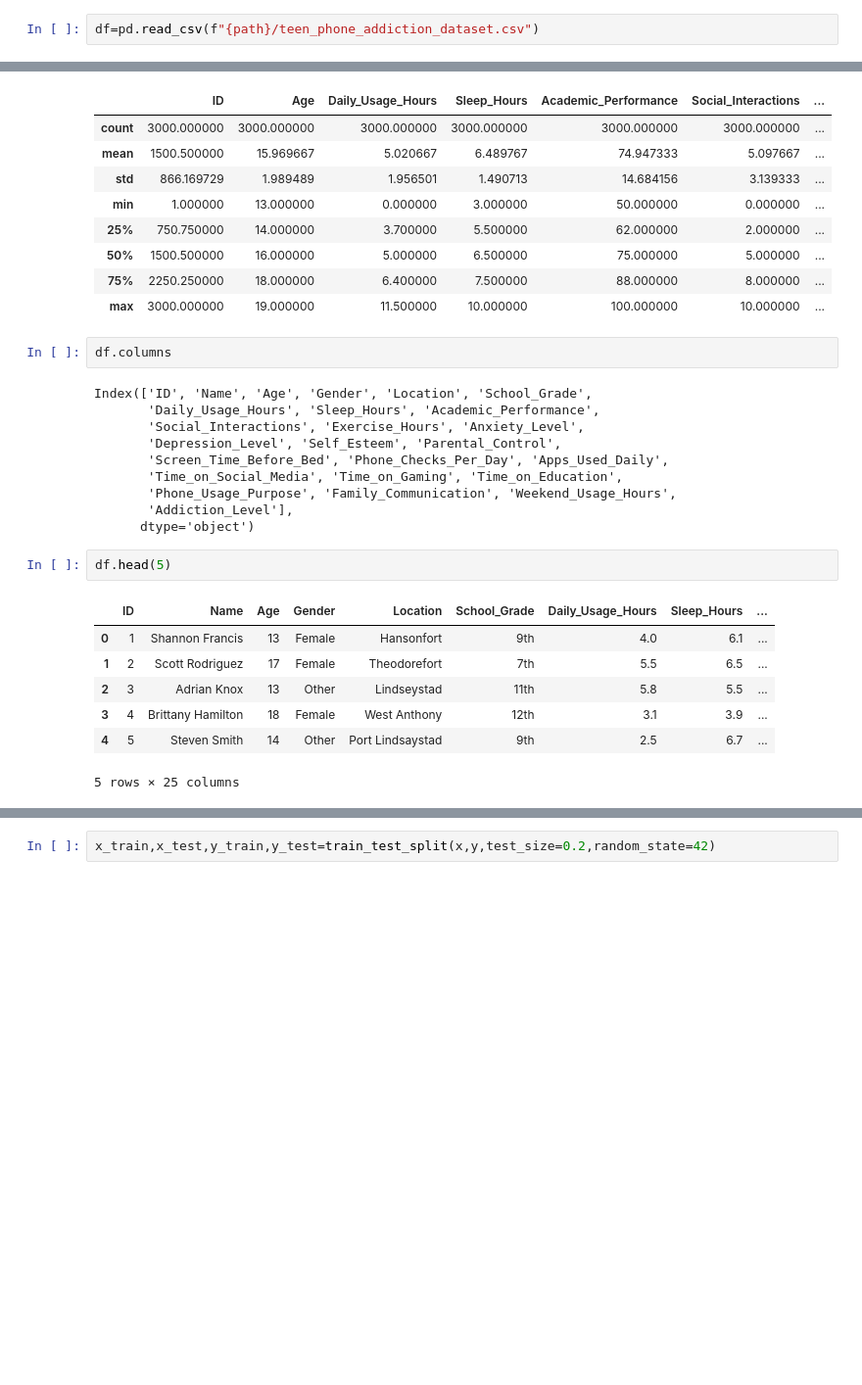
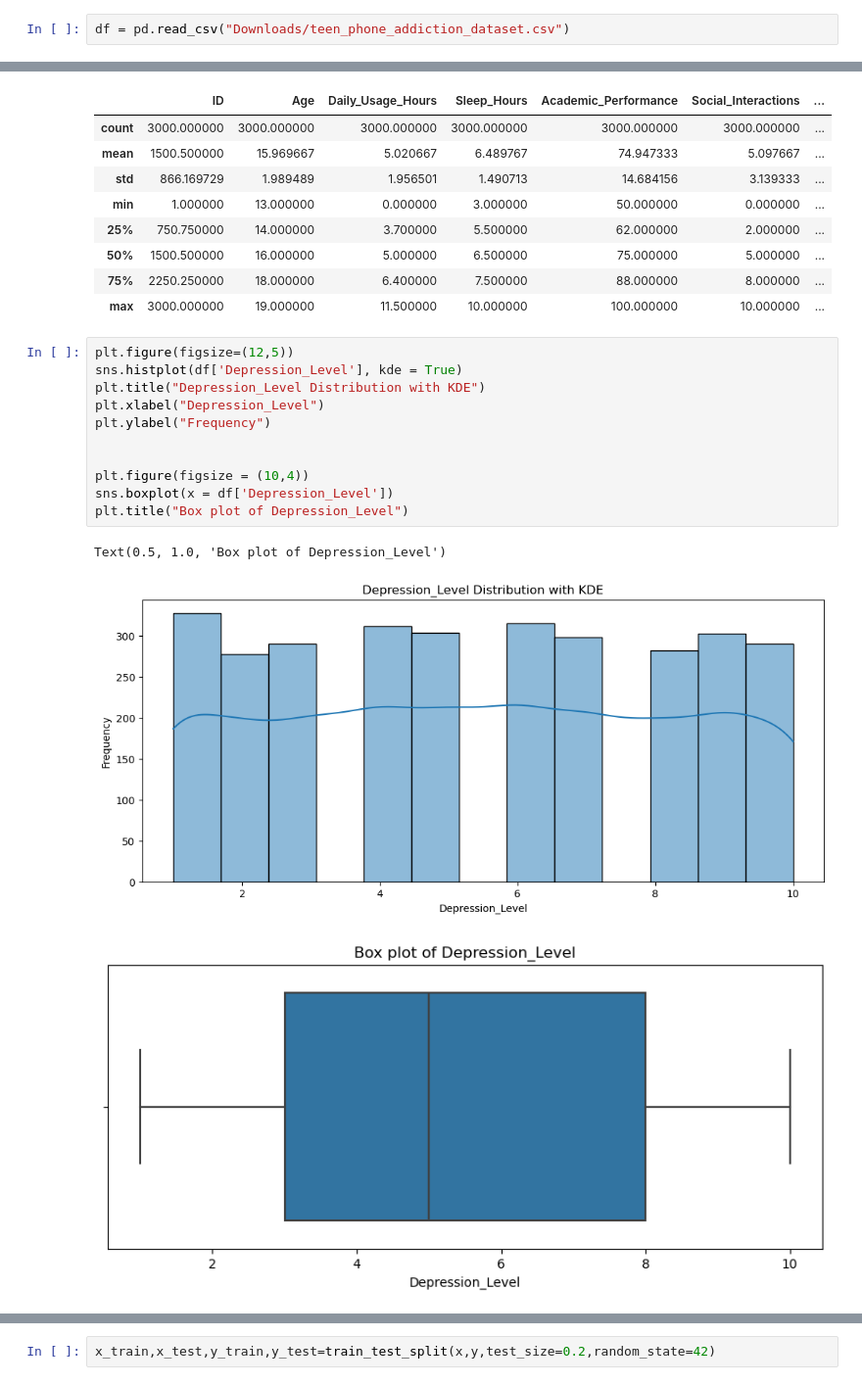
Before and after one commit to sagarbobade336/Machine-learning, a Jupyter notebook: teen_phone_addiction_model.ipynb, the cells around one changed output, grey strips where cells are left out. Shown at 98% size. Saved outputs shown, nothing was run; the diff lists cells and outputs as text; blank space fills up the shorter version.

```diff
--- a/teen_phone_addiction_model.ipynb
+++ b/teen_phone_addiction_model.ipynb
@@ -12,5 +12,5 @@ Path to dataset files: /kaggle/input/teen-phone-addiction
 # %%
-df=pd.read_csv(f"{path}/teen_phone_addiction_dataset.csv")
+df = pd.read_csv("Downloads/teen_phone_addiction_dataset.csv")
 # %%
 df
 # %% [output]
@@ -59,26 +59,19 @@ df.describe()
 | 50% | 1500.500000 | 16.000000 | 5.000000 | 6.500000 | 75.000000 | 5.000000 | ... |
 | 75% | 2250.250000 | 18.000000 | 6.400000 | 7.500000 | 88.000000 | 8.000000 | ... |
 | max | 3000.000000 | 19.000000 | 11.500000 | 10.000000 | 100.000000 | 10.000000 | ... |
-# %%
-df.columns
-# %% [output]
-Index(['ID', 'Name', 'Age', 'Gender', 'Location', 'School_Grade',
-       'Daily_Usage_Hours', 'Sleep_Hours', 'Academic_Performance',
-       'Social_Interactions', 'Exercise_Hours', 'Anxiety_Level',
-       'Depression_Level', 'Self_Esteem', 'Parental_Control',
-       'Screen_Time_Before_Bed', 'Phone_Checks_Per_Day', 'Apps_Used_Daily',
-       'Time_on_Social_Media', 'Time_on_Gaming', 'Time_on_Education',
-       'Phone_Usage_Purpose', 'Family_Communication', 'Weekend_Usage_Hours',
-       'Addiction_Level'],
-      dtype='object')
-# %%
-df.head(5)
-# %% [output]
-|  | ID | Name | Age | Gender | Location | School_Grade | Daily_Usage_Hours | Sleep_Hours | ... |
-| 0 | 1 | Shannon Francis | 13 | Female | Hansonfort | 9th | 4.0 | 6.1 | ... |
-| 1 | 2 | Scott Rodriguez | 17 | Female | Theodorefort | 7th | 5.5 | 6.5 | ... |
-| 2 | 3 | Adrian Knox | 13 | Other | Lindseystad | 11th | 5.8 | 5.5 | ... |
-| 3 | 4 | Brittany Hamilton | 18 | Female | West Anthony | 12th | 3.1 | 3.9 | ... |
-| 4 | 5 | Steven Smith | 14 | Other | Port Lindsaystad | 9th | 2.5 | 6.7 | ... |
-5 rows × 25 columns
+# %%
+plt.figure(figsize=(12,5))
+sns.histplot(df['Depression_Level'], kde = True)
+plt.title("Depression_Level Distribution with KDE")
+plt.xlabel("Depression_Level")
+plt.ylabel("Frequency")
+
+
+plt.figure(figsize = (10,4))
+sns.boxplot(x = df['Depression_Level'])
+plt.title("Box plot of Depression_Level")
+# %% [output]
+Text(0.5, 1.0, 'Box plot of Depression_Level')
+[figure, added]
+[figure, added]
 # %%
```
Also changed, not shown: parts of 32 cells of this notebook.
